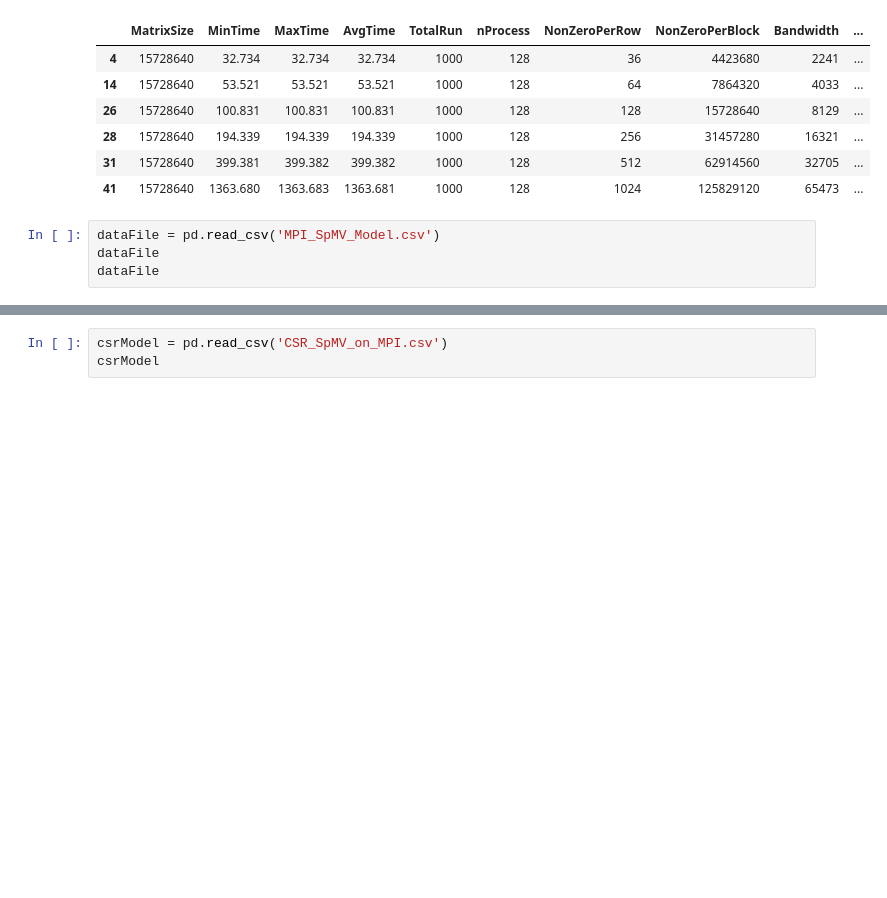
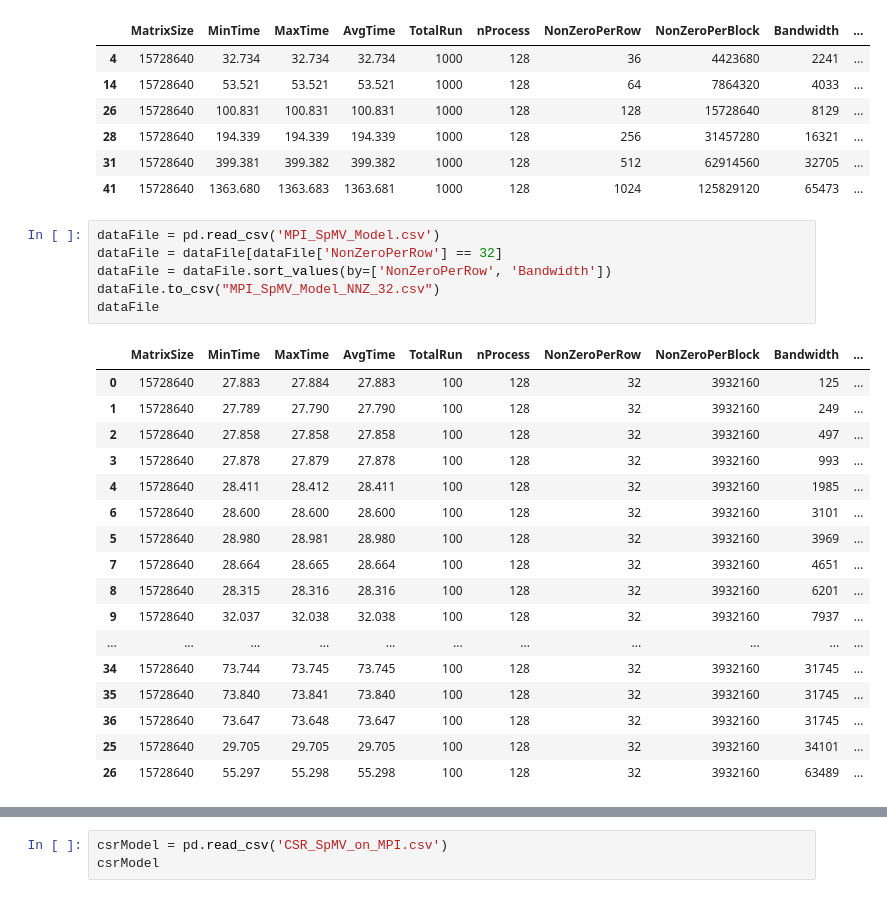
Before and after one commit to marufdsi/matvec-sparse, a Jupyter notebook: SpMV_Performance_Modeling.ipynb, the cells around one changed output, grey strips where cells are left out. Drawn from its saved outputs; the diff is of its cells as text; blank space fills up the shorter version.

Commit message:
SpMV Model updated

```diff
--- a/SpMV_Performance_Modeling.ipynb
+++ b/SpMV_Performance_Modeling.ipynb
@@ -500,8 +500,28 @@ csrSpMV
 | 41 | 15728640 | 1363.680 | 1363.683 | 1363.681 | 1000 | 128 | 1024 | 125829120 | 65473 | ... |
 # %%
 dataFile = pd.read_csv('MPI_SpMV_Model.csv')
+dataFile = dataFile[dataFile['NonZeroPerRow'] == 32]
+dataFile = dataFile.sort_values(by=['NonZeroPerRow', 'Bandwidth'])
+dataFile.to_csv("MPI_SpMV_Model_NNZ_32.csv")
 dataFile
-dataFile
+# %% [output]
+|  | MatrixSize | MinTime | MaxTime | AvgTime | TotalRun | nProcess | NonZeroPerRow | NonZeroPerBlock | Bandwidth | ... |
+| 0 | 15728640 | 27.883 | 27.884 | 27.883 | 100 | 128 | 32 | 3932160 | 125 | ... |
+| 1 | 15728640 | 27.789 | 27.790 | 27.790 | 100 | 128 | 32 | 3932160 | 249 | ... |
+| 2 | 15728640 | 27.858 | 27.858 | 27.858 | 100 | 128 | 32 | 3932160 | 497 | ... |
+| 3 | 15728640 | 27.878 | 27.879 | 27.878 | 100 | 128 | 32 | 3932160 | 993 | ... |
+| 4 | 15728640 | 28.411 | 28.412 | 28.411 | 100 | 128 | 32 | 3932160 | 1985 | ... |
+| 6 | 15728640 | 28.600 | 28.600 | 28.600 | 100 | 128 | 32 | 3932160 | 3101 | ... |
+| 5 | 15728640 | 28.980 | 28.981 | 28.980 | 100 | 128 | 32 | 3932160 | 3969 | ... |
+| 7 | 15728640 | 28.664 | 28.665 | 28.664 | 100 | 128 | 32 | 3932160 | 4651 | ... |
+| 8 | 15728640 | 28.315 | 28.316 | 28.316 | 100 | 128 | 32 | 3932160 | 6201 | ... |
+| 9 | 15728640 | 32.037 | 32.038 | 32.038 | 100 | 128 | 32 | 3932160 | 7937 | ... |
+| ... | ... | ... | ... | ... | ... | ... | ... | ... | ... | ... |
+| 34 | 15728640 | 73.744 | 73.745 | 73.745 | 100 | 128 | 32 | 3932160 | 31745 | ... |
+| 35 | 15728640 | 73.840 | 73.841 | 73.840 | 100 | 128 | 32 | 3932160 | 31745 | ... |
+| 36 | 15728640 | 73.647 | 73.648 | 73.647 | 100 | 128 | 32 | 3932160 | 31745 | ... |
+| 25 | 15728640 | 29.705 | 29.705 | 29.705 | 100 | 128 | 32 | 3932160 | 34101 | ... |
+| 26 | 15728640 | 55.297 | 55.298 | 55.298 | 100 | 128 | 32 | 3932160 | 63489 | ... |
 # %%
 pdf = matplotlib.backends.backend_pdf.PdfPages("CSR_model_bandwidth_vs_execution_time.pdf")
 dataFile = pd.read_csv('MPI_SpMV_Model.csv')
```
Also changed, not shown: parts of 1 cell of this notebook.
